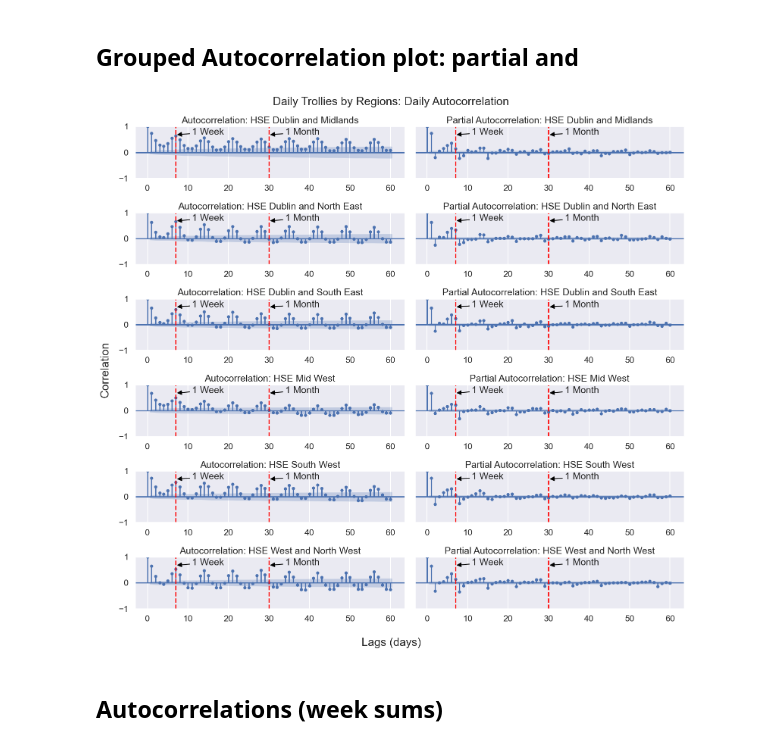
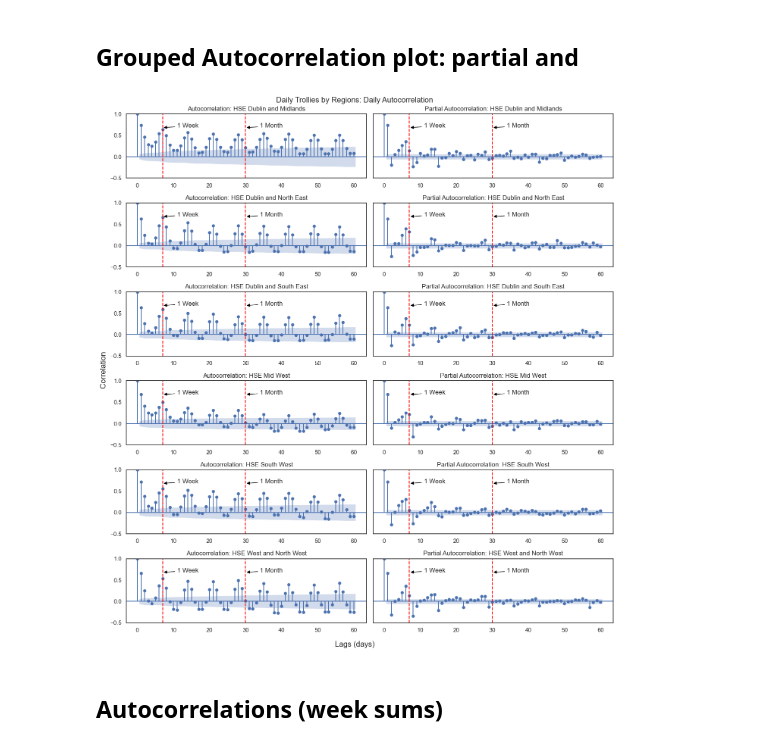
Before and after one commit to hotsoupisgood/scraping-hse-trolly-data, a Jupyter notebook: exploratory/autocorrelaltions.ipynb, the cells around one changed output. Cells and saved outputs as stored; diff of their text form; code cells hidden in the pictures.

Commit message:
update themes and cleaning up ipynbs

```diff
--- a/exploratory/autocorrelaltions.ipynb
+++ b/exploratory/autocorrelaltions.ipynb
@@ -5,7 +5,7 @@ import matplotlib.pyplot as plt
 from scipy import signal
 from statsmodels.graphics.tsaplots import plot_acf, plot_pacf
 
-sns.set_theme(context="talk")
+sns.set_theme(style="white")
 
 daily_df=pd.read_csv("../data/wide_daily_scaledPer10k.csv")
 daily_df.index=pd.to_datetime(daily_df['Date'])
@@ -85,31 +23,34 @@ weekly_df = weekly_df.iloc[1:].reset_index(drop=True)
 # %%
 # settings
 y_loc=.68; x_shift=4
 n_lags=60
 
-fig, axes = plt.subplots(daily_df.columns.__len__(), 2, figsize=(16, 15), sharey=True)
+fig, axes = plt.subplots(daily_df.columns.__len__(), 2, figsize=(14, 15), sharey=True)
 for i, (ax, col) in enumerate(zip(axes, daily_df.columns)):
 
     plot_acf(daily_df[col],  lags=n_lags, ax=ax[0], title=f'Autocorrelation: {col}')
     plot_pacf(daily_df[col], lags=n_lags, ax=ax[1], title=f'Partial Autocorrelation: {col}')
 
     # annotation lines
     ax[0].axvline(x=7, color='red', linestyle='--')
     ax[0].axvline(x=30, color='red', linestyle='--')
     ax[1].axvline(x=7, color='red', linestyle='--')
     ax[1].axvline(x=30, color='red', linestyle='--')
     # annotation text
     ax[0].annotate('1 Week',   xy=(7, plt.ylim()[1]*y_loc), xytext=(7  +x_shift, plt.ylim()[1]*y_loc), arrowprops=dict(arrowstyle='-|>', color='black'))
     ax[0].annotate('1 Month',  xy=(30,plt.ylim()[1]*y_loc), xytext=(30 +x_shift, plt.ylim()[1]*y_loc),  arrowprops=dict(arrowstyle='-|>', color='black'))
     ax[1].annotate('1 Week',   xy=(7, plt.ylim()[1]*y_loc), xytext=(7  +x_shift, plt.ylim()[1]*y_loc), arrowprops=dict(arrowstyle='-|>', color='black'))
     ax[1].annotate('1 Month',  xy=(30,plt.ylim()[1]*y_loc), xytext=(30 +x_shift, plt.ylim()[1]*y_loc),  arrowprops=dict(arrowstyle='-|>', color='black'))
 
+    ax[0].set_ylim(-.5,1)
+    ax[1].set_ylim(-.5,1)
+
 fig.suptitle('Daily Trollies by Regions: Daily Autocorrelation')
 fig.supxlabel('Lags (days)')
 fig.supylabel('Correlation')
 plt.tight_layout()
 # %% [output]
-[figure, old version]
+[figure, new version]
 # %% [markdown]
 ## Autocorrelations (week sums)
 # %%
```
Also changed, not shown: parts of 3 cells of this notebook, 19 other files.
